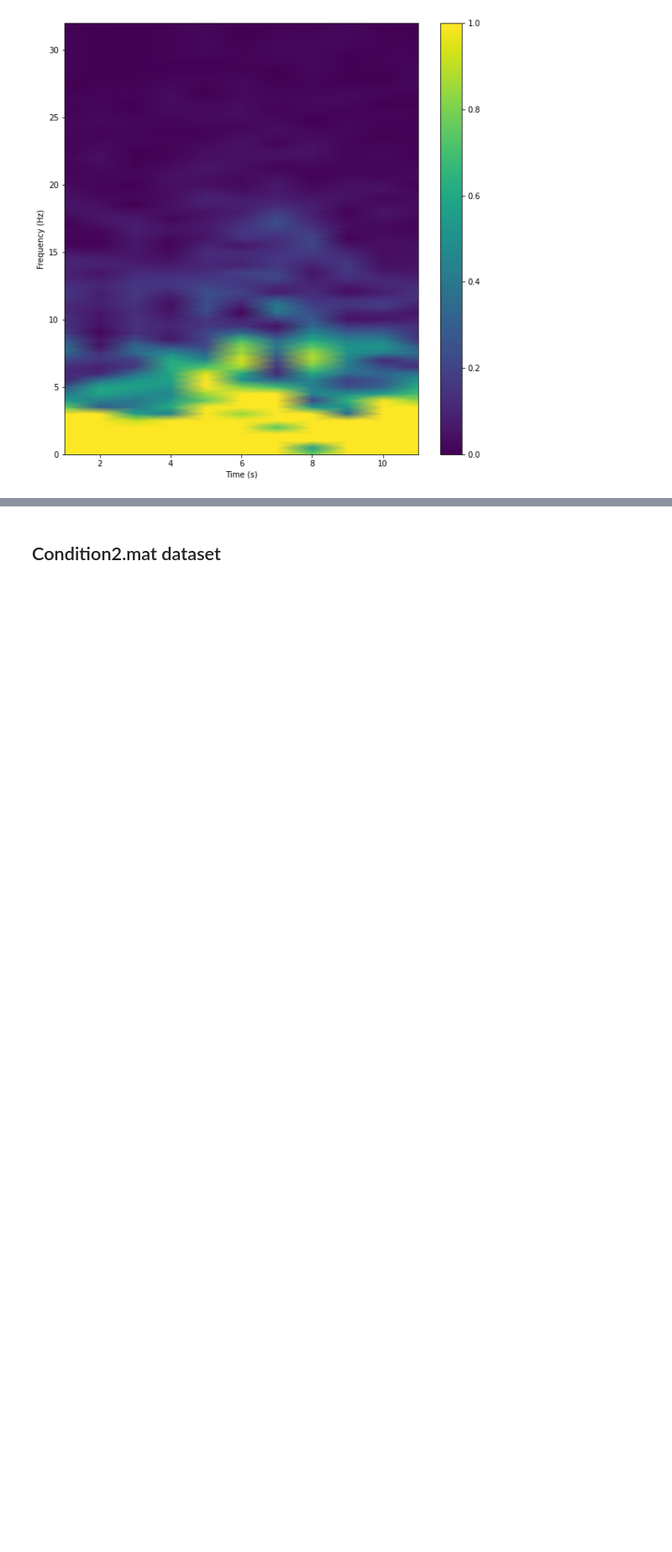
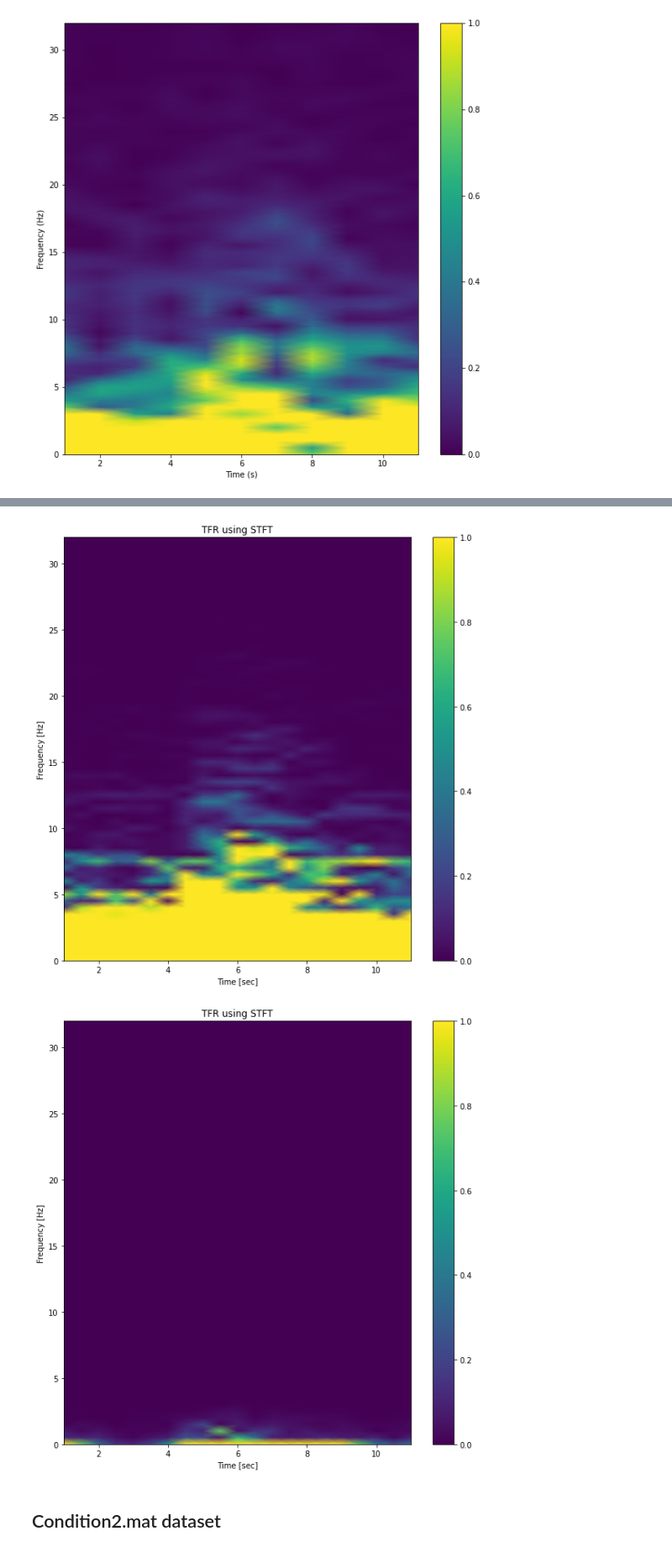
Before and after one commit to samar2605/BCI-Lab, a Jupyter notebook: Time Frerquency Response/TFR.ipynb, the cells around one changed output, grey strips where cells are left out. Shown at 84% size. Cells and saved outputs as stored; diff of their text form; code cells hidden in the pictures; blank space fills up the shorter version.

```diff
--- a/Time Frerquency Response/TFR.ipynb
+++ b/Time Frerquency Response/TFR.ipynb
@@ -277,3 +281,11 @@ plot_stft(freqs, times, power)
+# %%
+freqs, times, power = stft(avg_epoch,fs)
+plot_stft(freqs, times, power)
+freqs, times, power = stft(avg_epoch_rc,fs)
+plot_stft(freqs, times, power)
+# %% [output]
+[figure, added]
+[figure, added]
 # %% [markdown]
 ## Condition2.mat dataset
 # %%
```
Also changed, not shown: parts of 12 cells of this notebook.
